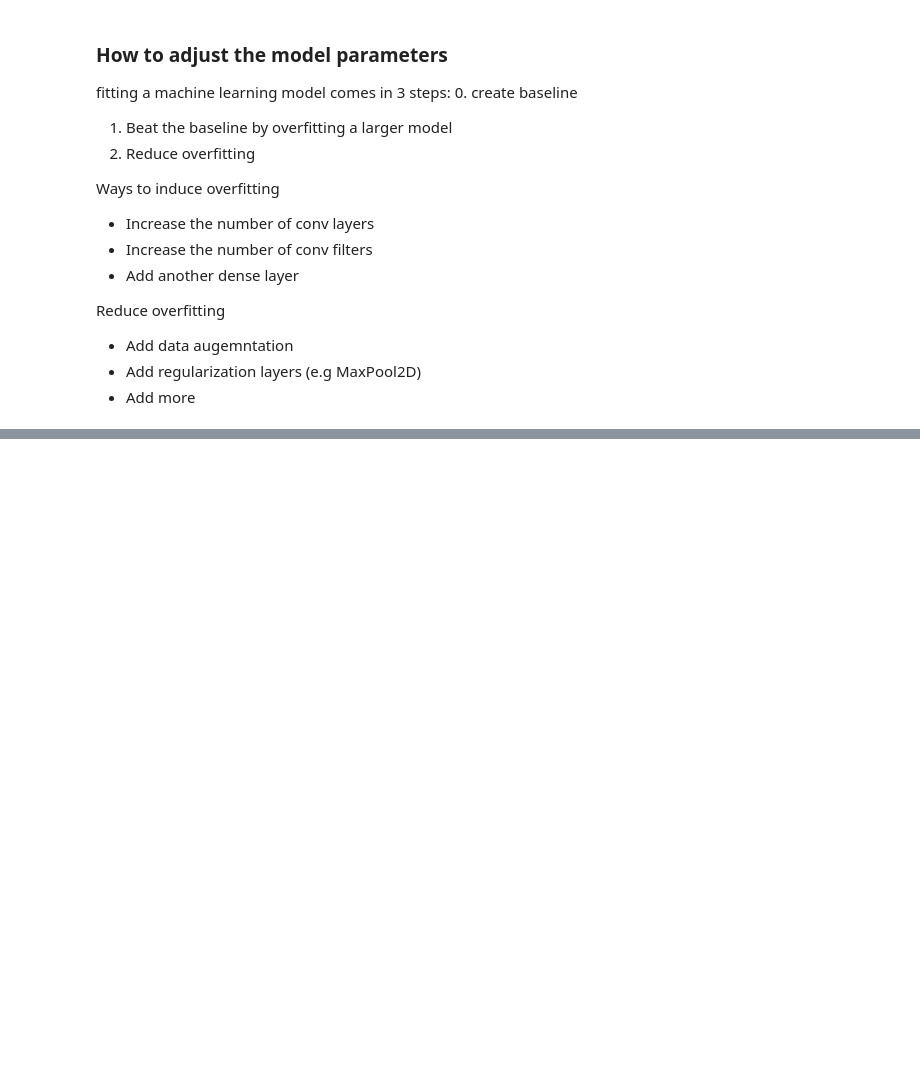
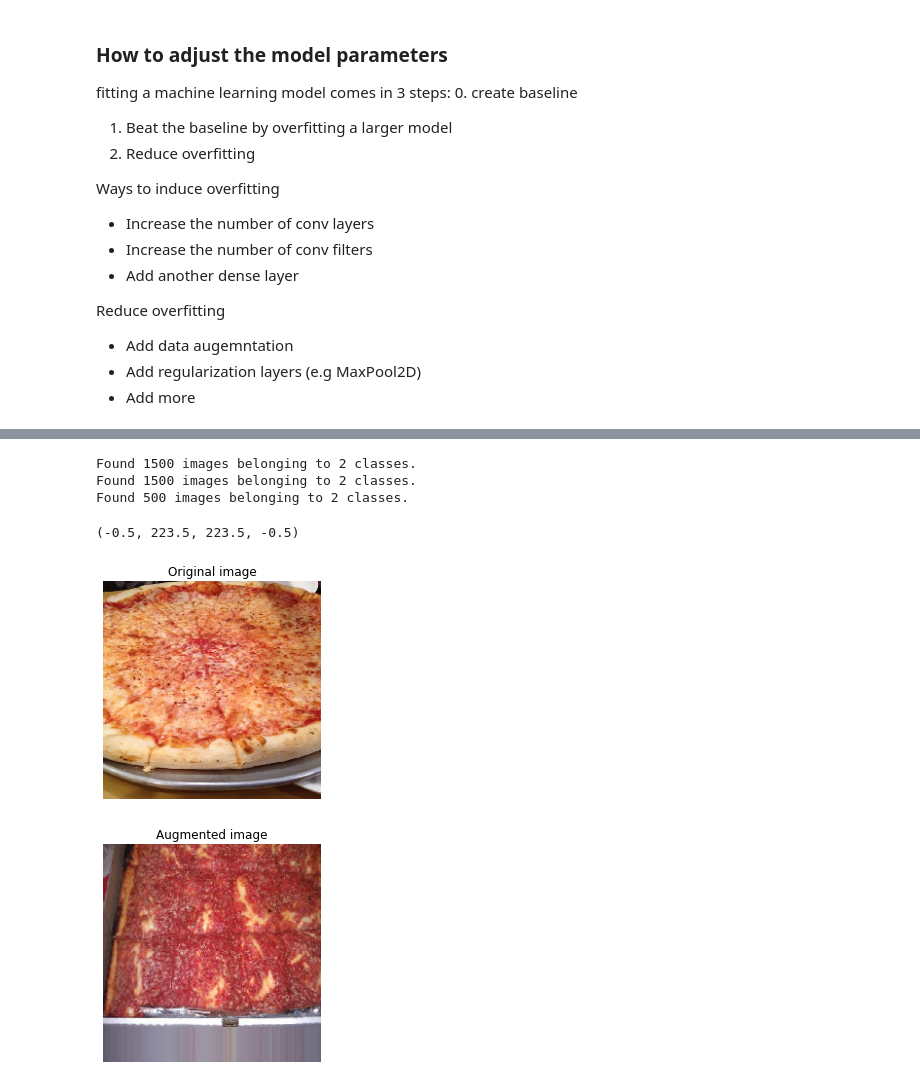
Before and after one commit to MCygert/preparing_for_tensorflow_certificate, a Jupyter notebook: 03_computer_vision.ipynb, the cells around one changed output, grey strips where cells are left out. Saved outputs shown, nothing was run; the diff lists cells and outputs as text; code cells hidden in the pictures; blank space fills up the shorter version.

```diff
--- a/03_computer_vision.ipynb
+++ b/03_computer_vision.ipynb
@@ -504,0 +521,40 @@ model_6.fit(test_data, )
+# %%
+train_datagen_augumented = ImageDataGenerator(rescale=1/255.,
+                                             rotation_range=0.2,
+                                             shear_range=0.2,
+                                             zoom_range=0.2,
+                                             width_shift_range=0.2,
+                                             height_shift_range=0.3,
+                                             horizontal_flip=True)
+train_datagen = ImageDataGenerator(rescale=1/255.)
+
+test_datagen = ImageDataGenerator(rescale=1/255.)
+# %%
+train_data_augmented = train_datagen_augumented.flow_from_directory(train_dir, target_size=(224,224),class_mode="binary", shuffle=False)
+
+# Non augmented
+train_data = train_datagen.flow_from_directory(train_dir, target_size=(224,224), class_mode='binary', shuffle=False)
+
+# Non augmented test barches
+test_data = test_datagen.flow_from_directory(test_dir, target_size=(224,224), class_mode='binary')
+# %% [output]
+Found 1500 images belonging to 2 classes.
+Found 1500 images belonging to 2 classes.
+Found 500 images belonging to 2 classes.
+# %%
+images, labes = train_data.next()
+augumented_images, labels = train_data_augmented.next()
+# %%
+import random
+random_number = random.randint(0,32)
+plt.imshow(images[random_number])
+plt.title(f"Original image")
+plt.axis(False)
+plt.figure()
+plt.imshow(augumented_images[random_number])
+plt.title("Augmented image")
+plt.axis(False)
+# %% [output]
+(-0.5, 223.5, 223.5, -0.5)
+[figure, added]
+[figure, added]
```
Also changed, not shown: parts of 21 cells of this notebook.
